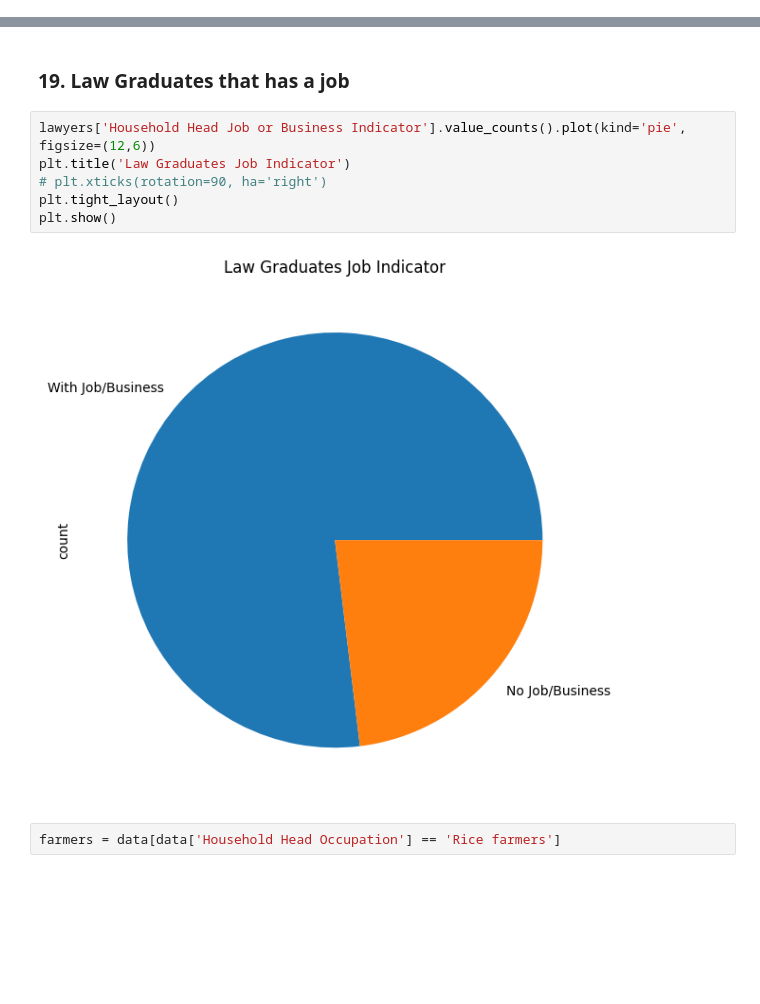
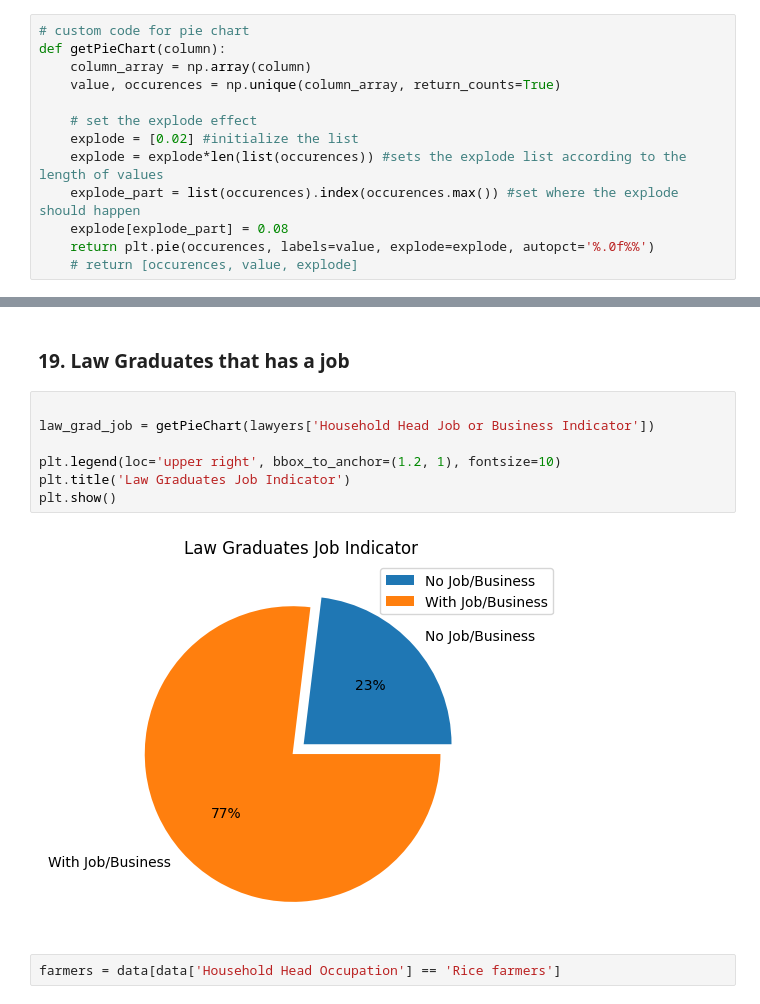
Before and after one commit to RyannKim327/Jupyter-Notebook, a Jupyter notebook: ITD - 3B/Final Project.ipynb, the cells around one changed output, grey strips where cells are left out. Saved outputs shown, nothing was run; the diff lists cells and outputs as text; blank space fills up the shorter version.

Commit message:
Modified PIE CHART to be more comprehensive

```diff
--- a/ITD - 3B/Final Project.ipynb
+++ b/ITD - 3B/Final Project.ipynb
@@ -51,6 +51,19 @@ cat("Type of Walls")
 cat("Tenure Status")
 cat("Toilet Facilities")
 cat("Main Source of Water Supply")
+# %%
+# custom code for pie chart
+def getPieChart(column):
+    column_array = np.array(column)
+    value, occurences = np.unique(column_array, return_counts=True)
+
+    # set the explode effect
+    explode = [0.02] #initialize the list
+    explode = explode*len(list(occurences)) #sets the explode list according to the length of values
+    explode_part = list(occurences).index(occurences.max()) #set where the explode should happen
+    explode[explode_part] = 0.08
+    return plt.pie(occurences, labels=value, explode=explode, autopct='%.0f%%')
+    # return [occurences, value, explode]
 # %% [markdown]
 ### 1. Top main source of income in `CAR` or `Cordillera Administrative Region`
 # %%
@@ -328,13 +338,14 @@ plt.show()
 # %% [markdown]
 ### 19. Law Graduates that has a job
 # %%
-lawyers['Household Head Job or Business Indicator'].value_counts().plot(kind='pie',  figsize=(12,6))
+
+law_grad_job = getPieChart(lawyers['Household Head Job or Business Indicator'])
+
+plt.legend(loc='upper right', bbox_to_anchor=(1.2, 1), fontsize=10)
 plt.title('Law Graduates Job Indicator')
-# plt.xticks(rotation=90, ha='right')
-plt.tight_layout()
 plt.show()
 # %% [output]
-[figure, old version]
+[figure, new version]
 # %%
 farmers = data[data['Household Head Occupation'] == 'Rice farmers']
 # %%
```
Also changed, not shown: parts of 5 cells of this notebook.
